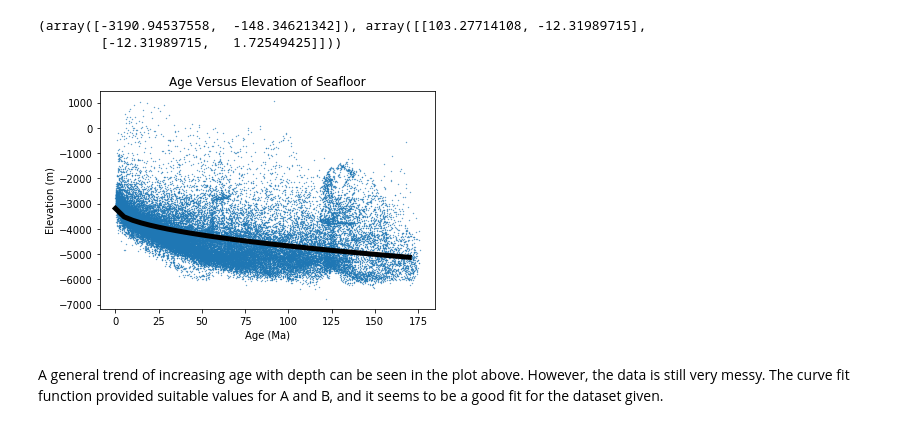
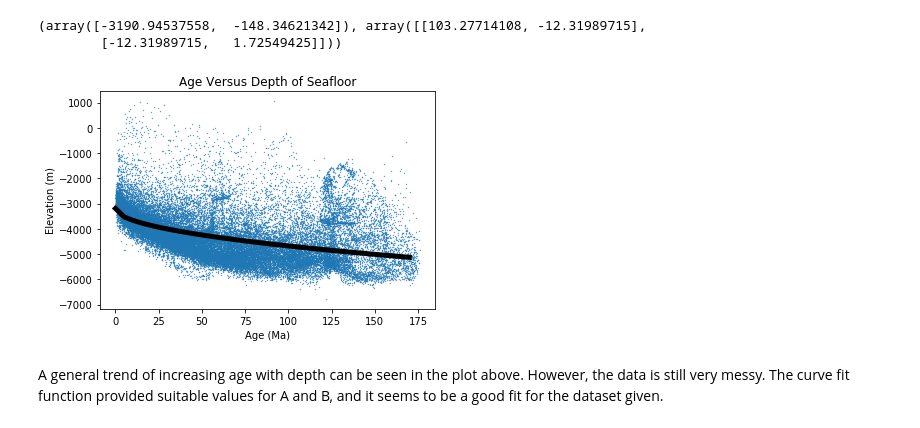
Before and after one commit to Yibr0590/Python_Honours_Course, a Jupyter notebook: Exercise1_Joe.ipynb, the cells around one changed output. Drawn from its saved outputs; the diff is of its cells as text; code cells hidden in the pictures.

```diff
--- a/Exercise1_Joe.ipynb
+++ b/Exercise1_Joe.ipynb
@@ -318,12 +320,12 @@ func
 # %%
 plt.plot(x, function(x,-3190.94537558, -148.34621342), linewidth=5, color='black')
 plt.scatter(agereduced5, etopomask5, label='Data', s =0.1)
 plt.xlabel('Age (Ma)')
 plt.ylabel('Elevation (m)')
-plt.title('Age Versus Elevation of Seafloor')
+plt.title('Age Versus Depth of Seafloor')
 plt.show()
 # %% [output]
-[figure, old version]
+[figure, new version]
 # %% [markdown]
 A general trend of increasing age with depth can be seen in the plot above. However, the data is still very messy. The curve fit function provided suitable values for A and B, and it seems to be a good fit for the dataset given.
 # %% [markdown]
```
Also changed, not shown: parts of 4 cells of this notebook.
